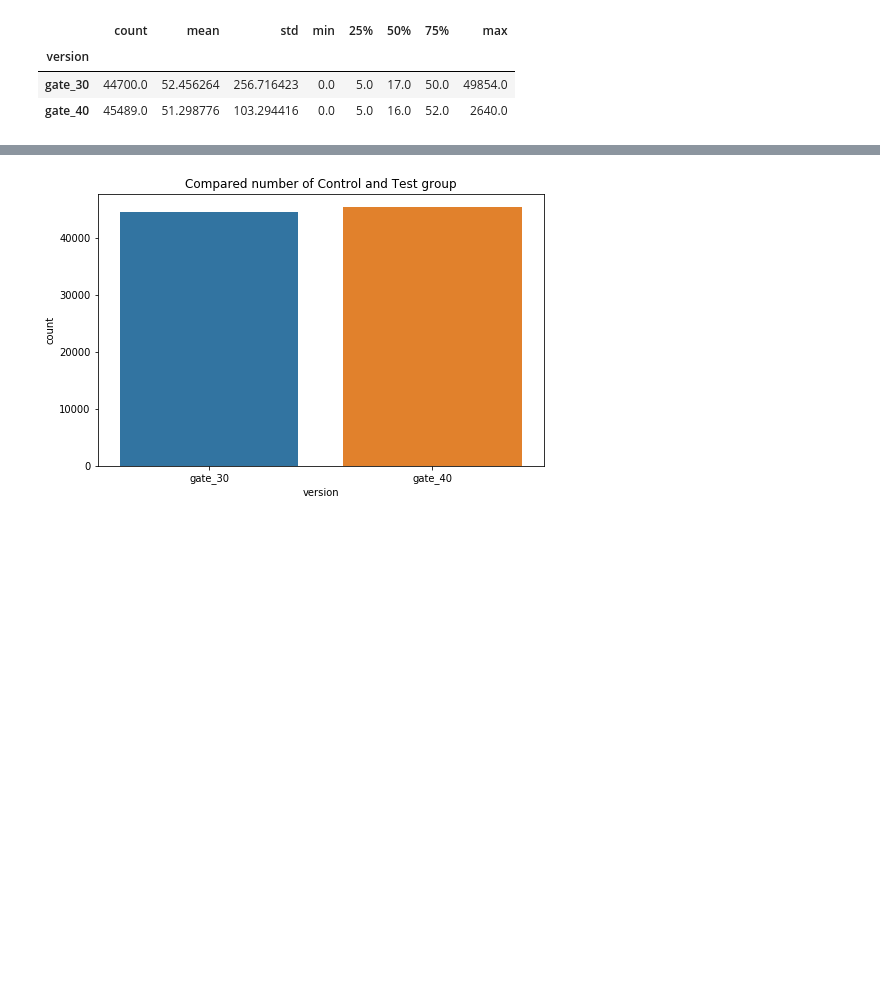
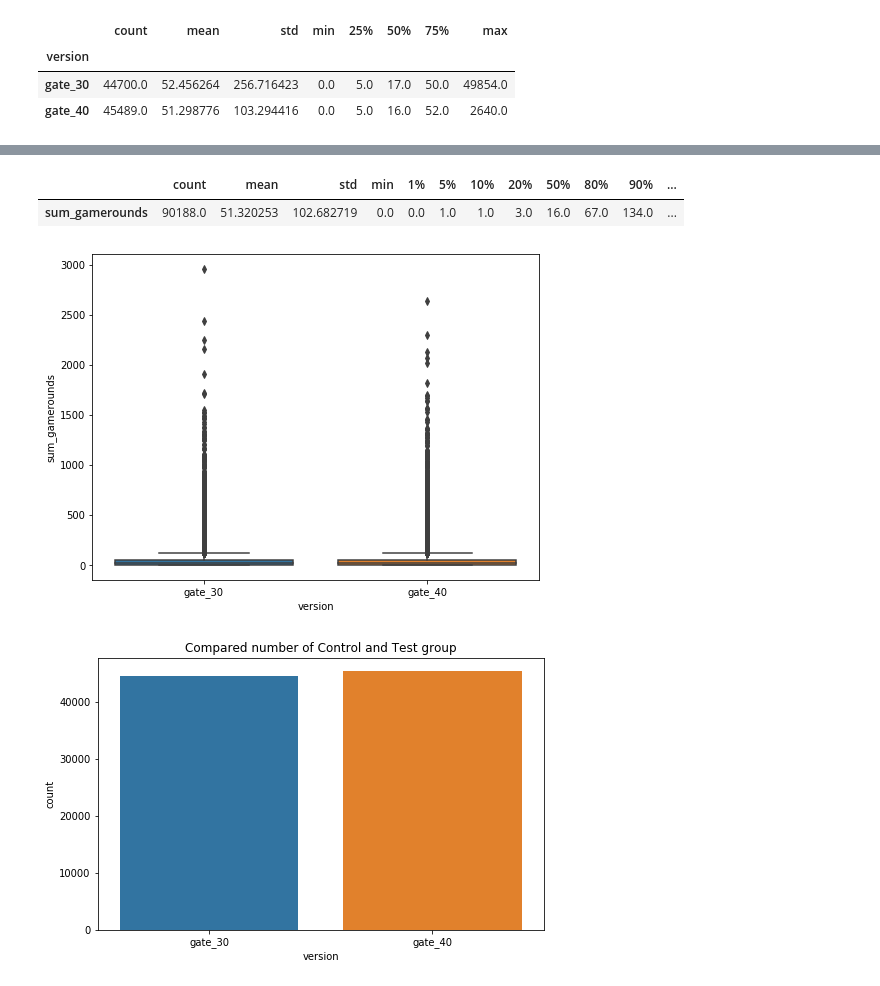
Before and after one commit to sunny0103/personal_project_kaggle, a Jupyter notebook: Cookie Cats mobile game AB test.ipynb, the cells around one changed output, grey strips where cells are left out. Saved outputs shown, nothing was run; the diff lists cells and outputs as text; code cells hidden in the pictures; blank space fills up the shorter version.

```diff
--- a/Cookie Cats mobile game AB test.ipynb
+++ b/Cookie Cats mobile game AB test.ipynb
@@ -101,3 +120,15 @@ df.groupby('version').sum_gamerounds.describe()
+# %%
+df=df[df.sum_gamerounds < df.sum_gamerounds.max()]
+df.describe([0.01, 0.05, 0.10, 0.20, 0.80, 0.90, 0.95, 0.99])[["sum_gamerounds"]].T
+# %% [output]
+|  | count | mean | std | min | 1% | 5% | 10% | 20% | 50% | 80% | 90% | ... |
+| sum_gamerounds | 90188.0 | 51.320253 | 102.682719 | 0.0 | 0.0 | 1.0 | 1.0 | 3.0 | 16.0 | 67.0 | 134.0 | ... |
+# %%
+plt.figure(figsize=(8,6))
+sns.boxplot(x=df.version,y=df.sum_gamerounds,data=df)
+plt.show()
+# %% [output]
+[figure, added]
 # %%
 plt.figure(figsize=(8,5))
 sns.countplot(x='version',data=df)
```
Also changed, not shown: parts of 4 cells of this notebook.
